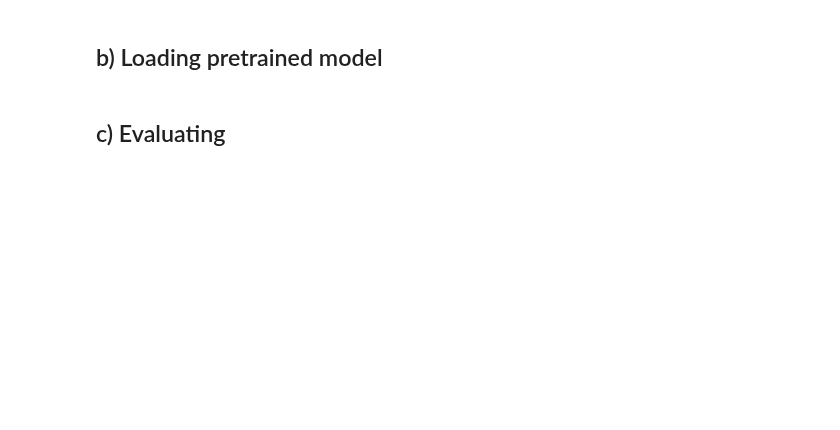
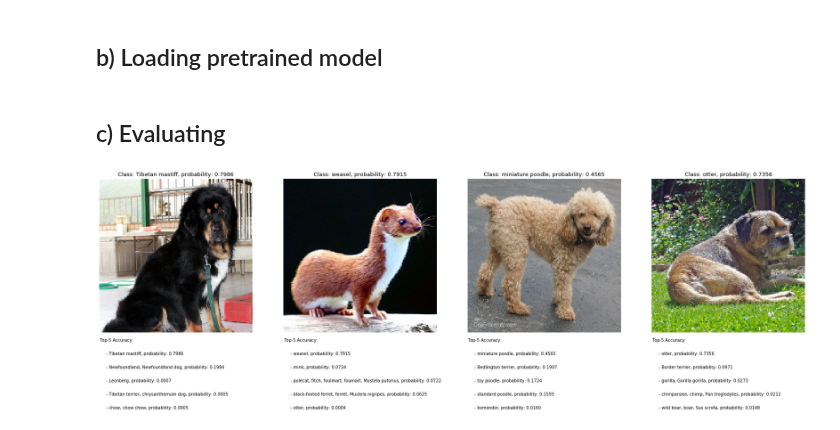
Before and after one commit to 3outeille/Research-Paper-Summary, a Jupyter notebook: src/architecture/vgg/pytorch/vgg_pytorch.ipynb, the cells around one changed output. Drawn from its saved outputs; the diff is of its cells as text; code cells hidden in the pictures; blank space fills up the shorter version.

```diff
--- a/src/architecture/vgg/pytorch/vgg_pytorch.ipynb
+++ b/src/architecture/vgg/pytorch/vgg_pytorch.ipynb
@@ -52,0 +132,3 @@ We are going to implement VGG-16.
+# %%
+model = Vgg16()
+summary(model, (3, 224, 224))
@@ -56,0 +198,39 @@ We are going to implement VGG-16.
+# %%
+# Apply preprocessing step on dataset.
+transformations = transforms.Compose([transforms.ToPILImage(),
+                                      transforms.CenterCrop(224),
+                                      transforms.ToTensor(),
+                                      transforms.Normalize(mean = [0.485, 0.456, 0.406],
+                                                           std = [0.229, 0.224, 0.225])
+                                     ])
+
+custom_dataset = CustomDataset(transform=transformations)
+test_loader = DataLoader(dataset=custom_dataset,
+                         batch_size=1)
+# %%
+fig2 = plt.figure(figsize=(30,10))
+
+model.eval()
+with torch.no_grad():
+
+    for i, image in enumerate(test_loader):
+        probs = torch.nn.Softmax(dim=-1)(model(image))
+
+        probability, class_idx = torch.max(probs, 1)
+        class_name = class_names[class_idx]
+
+        fig2.add_subplot(1,4,i+1)
+        plt.imshow(cv2.cvtColor(custom_dataset.imgsToDisplay[i], cv2.COLOR_BGR2RGB))
+        plt.title("Class: " + class_name + ", probability: %.4f" % probability, fontsize=13)
+        plt.axis('off')
+
+        plt.text(0, 240, 'Top-5 Accuracy:')
+        x, y = 10, 260
+
+        for idx in np.argsort(probs.numpy())[0][-5::][::-1]:
+            s = '- {}, probability: {:.4f}'.format(class_names[idx], probs[0, idx])
+            plt.text(x, y, s=s, fontsize=10)
+            y += 20
+        print()
+# %% [output]
+[figure, added]
```
Also changed, not shown: parts of 6 cells of this notebook, 7 other files.
